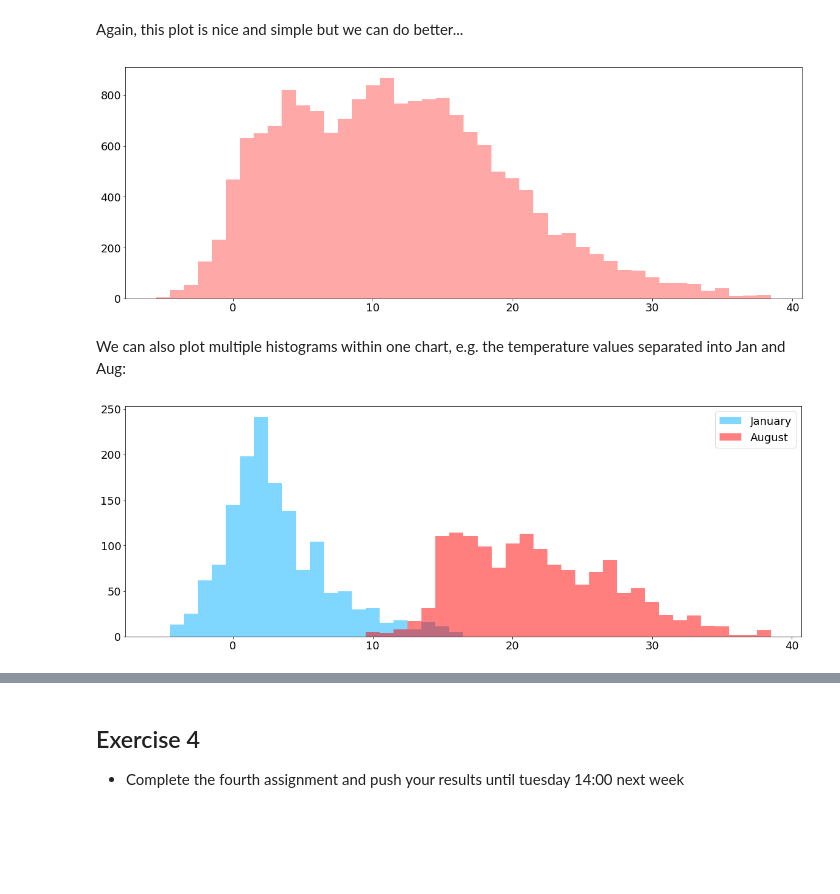
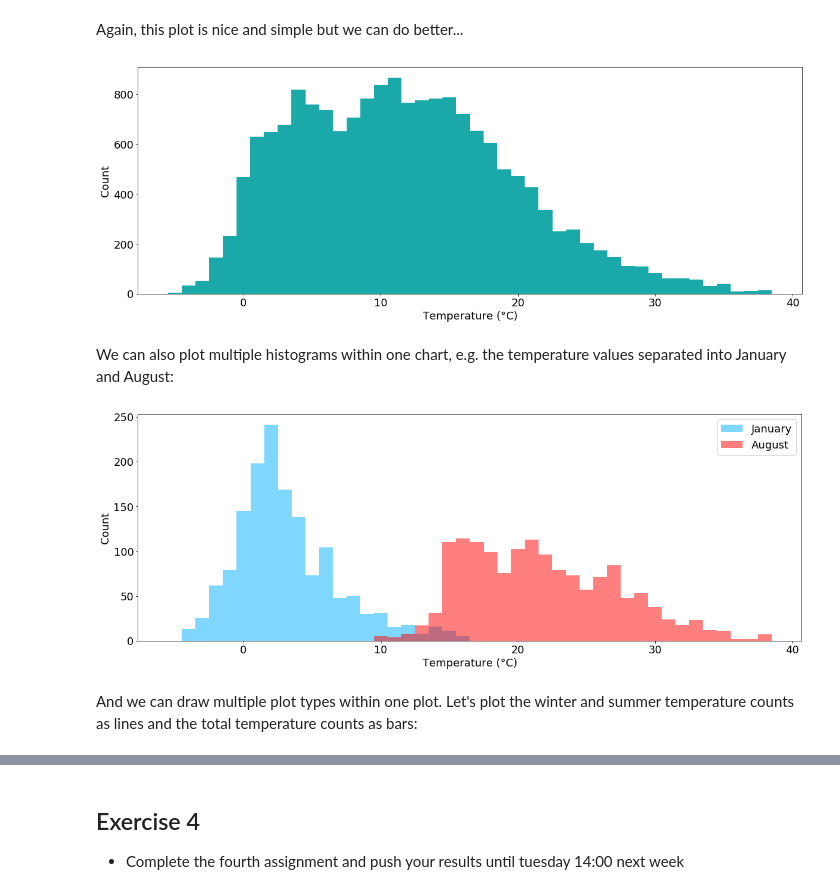
Before and after one commit to python-kurs/sommersemester_2019, a Jupyter notebook: content/units/S01E04.ipynb, the cells around one changed output, grey strips where cells are left out. Saved outputs shown, nothing was run; the diff lists cells and outputs as text; code cells hidden in the pictures; blank space fills up the shorter version.

```diff
--- a/content/units/S01E04.ipynb
+++ b/content/units/S01E04.ipynb
@@ -320,4 +362,4 @@ We can also use the values of multiple columns of a DataFrame and create a new c
 # %%
-tabelle['temp_dewpt_diff'] = tabelle.temp - tabelle.dewpt
+tabelle['temp_dewpt_diff'] = tabelle.air_temperature - tabelle.dewpoint
 tabelle.head()
 # %% [output]
@@ -472,11 +518,11 @@ plt.show()
 # %% [markdown]
 You can also put multiple lines into one plot:
 # %%
-temp_resampled = tabelle.temp.resample("1d").mean()
-dewpt_resampled = tabelle.dewpt.resample("1d").mean()
+temp_resampled = tabelle.air_temperature.resample("1d").mean()
+dewpt_resampled = tabelle.dewpoint.resample("1d").mean()
 
 plt.figure(figsize=(20,5))
-plt.rc('font', **{'size' : 18})
+plt.rcParams['font.size'] = 18
 
 plt.plot(temp_resampled,label="Air temperature")
 plt.plot(dewpt_resampled,label="Dewpoint")
@@ -493,12 +539,12 @@ And if we don't like the colors, we can choose different ones but providing the
 # %%
-temp_resampled = tabelle.temp.resample("1d").mean()
-dewpt_resampled = tabelle.dewpt.resample("1d").mean()
+temp_resampled = tabelle.air_temperature.resample("1d").mean()
+dewpt_resampled = tabelle.dewpoint.resample("1d").mean()
 
 plt.figure(figsize=(20,5))
-plt.rc('font', **{'size' : 18})
+plt.rcParams['font.size'] = 18
 
-plt.plot(temp_resampled,label="Air temperature",c="k")
-plt.plot(dewpt_resampled,label="Dewpoint",c="r")
+plt.plot(temp_resampled,label="Air temperature",c="k",linestyle="-.")
+plt.plot(dewpt_resampled,label="Dewpoint",c="r",linestyle=":")
 
 plt.legend()
 plt.ylabel("Temperature (°C)")
@@ -509,0 +586,17 @@ plt.show()
+# %%
+temp_resampled = tabelle.air_temperature.resample("1d").mean()
+wind_resampled = tabelle.wind_speed.resample("1d").mean()
+
+fig = plt.figure(figsize=(20,5))
+plt.rcParams['font.size'] = 18
+
+ax1 = fig.add_subplot(1,2,1) # add a subplot at index 1 into a plot that has 1 row and 2 columns
+ax2 = fig.add_subplot(1,2,2) # add a subplot at index 2 into a plot that has 1 row and 2 columns
+
+ax1.plot(temp_resampled,c="r",label="Temperature")
+ax2.plot(wind_resampled,c="b",label="Wind speed")
+
+ax1.legend()
+ax2.legend()
+
+plt.show()
@@ -517,27 +614,32 @@ plt.show()
 # %% [markdown]
 Again, this plot is nice and simple but we can do better...
 # %%
-temperatur = tabelle.temp.dropna()
+temperatur = tabelle.air_temperature.dropna()
 
 plt.figure(figsize=(20,7))
-plt.rc('font', **{'size' : 18})
+plt.rcParams['font.size'] = 18
 
-plt.hist(temperatur,bins=sorted(temperatur.unique()-0.5),color="#ffa8a8")
+plt.hist(temperatur,bins=sorted(temperatur.unique()-0.5),color="#1aa8a8")
+plt.xlabel("Temperature (°C)")
+plt.ylabel("Count")
 plt.show()
 # %% [output]
-[figure, old version]
+[figure, new version]
 # %% [markdown]
-We can also plot multiple histograms within one chart, e.g. the temperature values separated into Jan and Aug:
+We can also plot multiple histograms within one chart, e.g. the temperature values separated into January and August:
 # %%
-temperatur_jan = tabelle.temp["2015-01"].dropna()
-temperatur_aug = tabelle.temp["2015-08"].dropna()
+temperatur_jan = tabelle.air_temperature["2015-01"].dropna()
+temperatur_aug = tabelle.air_temperature["2015-08"].dropna()
 
 plt.figure(figsize=(20,7))
-plt.rc('font', **{'size' : 18})
-plt.hist(temperatur_jan,bins=sorted(tabelle.temp.dropna().unique()-0.5),color="#00b1ff",alpha=0.5,label="January")
-plt.hist(temperatur_aug,bins=sorted(tabelle.temp.dropna().unique()-0.5),color="#ff0000",alpha=0.5,label="August")
-
+plt.rcParams['font.size'] = 18
+plt.hist(temperatur_jan,bins=sorted(tabelle.air_temperature.dropna().unique()-0.5),color="#00b1ff",alpha=0.5,label="January")
+plt.hist(temperatur_aug,bins=sorted(tabelle.air_temperature.dropna().unique()-0.5),color="#ff0000",alpha=0.5,label="August")
+plt.xlabel("Temperature (°C)")
+plt.ylabel("Count")
 plt.legend()
 plt.show()
 # %% [output]
-[figure, old version]
+[figure, new version]
+# %% [markdown]
+And we can draw multiple plot types within one plot. Let's plot the winter and summer temperature counts as lines and the total temperature counts as bars:
```
Also changed, not shown: parts of 63 cells of this notebook, 8 other files.
